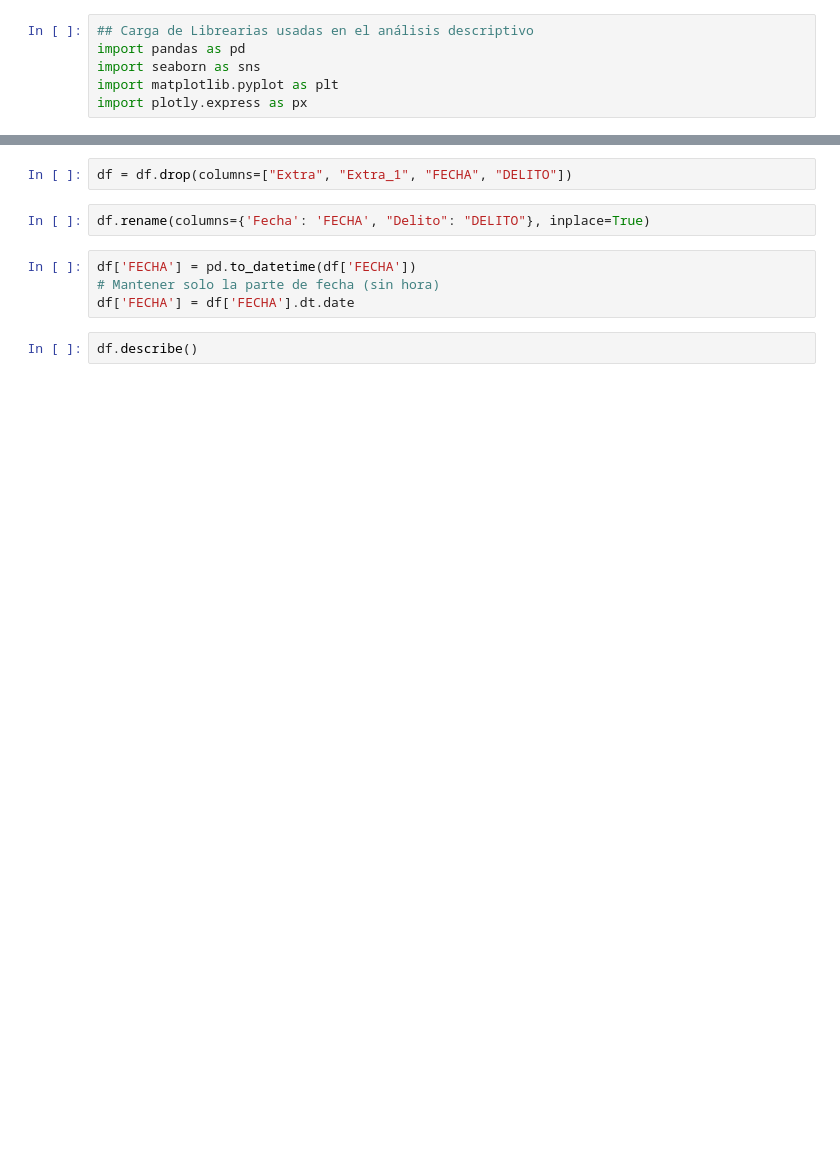
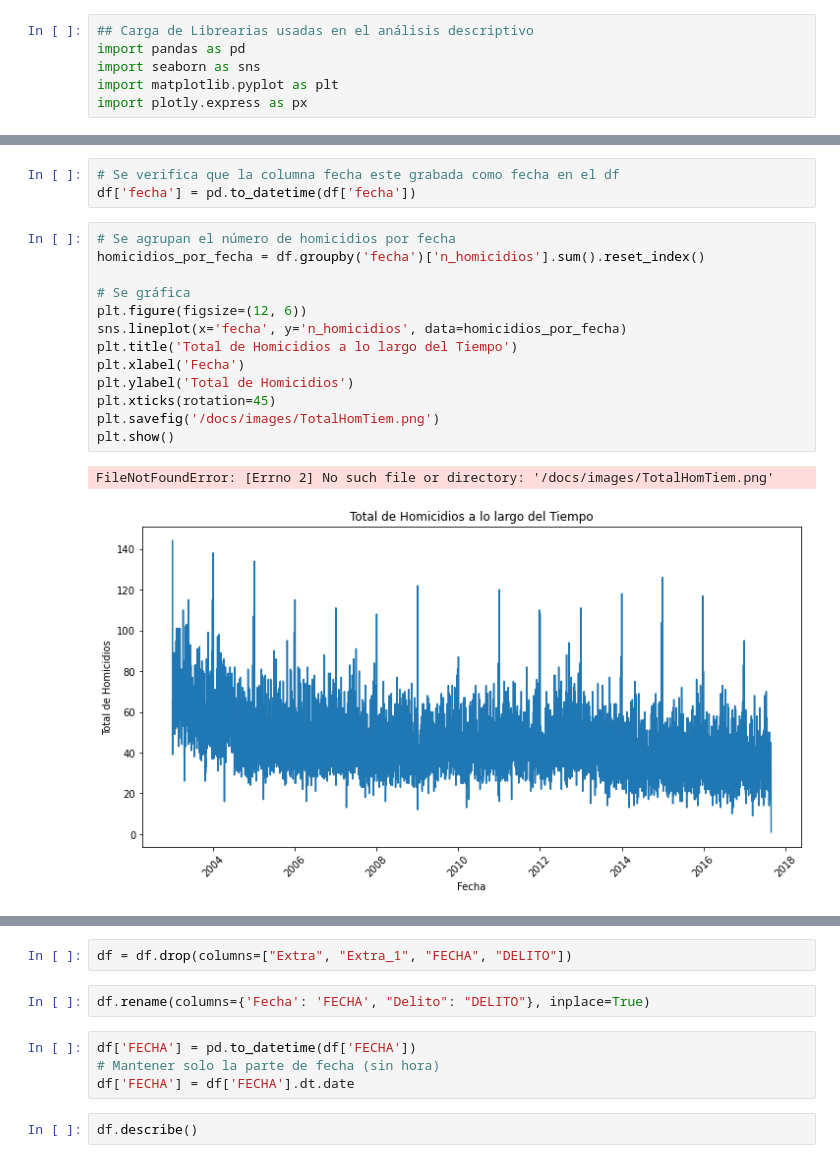
Before and after one commit to jmanjarresm/Proyecto_Final_Aprend_Sup_g17, a Jupyter notebook: Descripción_bd.ipynb, the cells around one changed output, grey strips where cells are left out. Drawn from its saved outputs; the diff is of its cells as text; blank space fills up the shorter version.

```diff
--- a/Descripción_bd.ipynb
+++ b/Descripción_bd.ipynb
@@ -20,0 +49,19 @@ df[['Extra_1', 'Delito']] = df['DELITO'].str.split('.', expand=True)
+# %%
+# Se verifica que la columna fecha este grabada como fecha en el df
+df['fecha'] = pd.to_datetime(df['fecha'])
+# %%
+# Se agrupan el número de homicidios por fecha
+homicidios_por_fecha = df.groupby('fecha')['n_homicidios'].sum().reset_index()
+
+# Se gráfica
+plt.figure(figsize=(12, 6))
+sns.lineplot(x='fecha', y='n_homicidios', data=homicidios_por_fecha)
+plt.title('Total de Homicidios a lo largo del Tiempo')
+plt.xlabel('Fecha')
+plt.ylabel('Total de Homicidios')
+plt.xticks(rotation=45)
+plt.savefig('/docs/images/TotalHomTiem.png')
+plt.show()
+# %% [output]
+FileNotFoundError: [Errno 2] No such file or directory: '/docs/images/TotalHomTiem.png'
+[figure, added]
```
Also changed, not shown: parts of 11 cells of this notebook, 1 other file.
